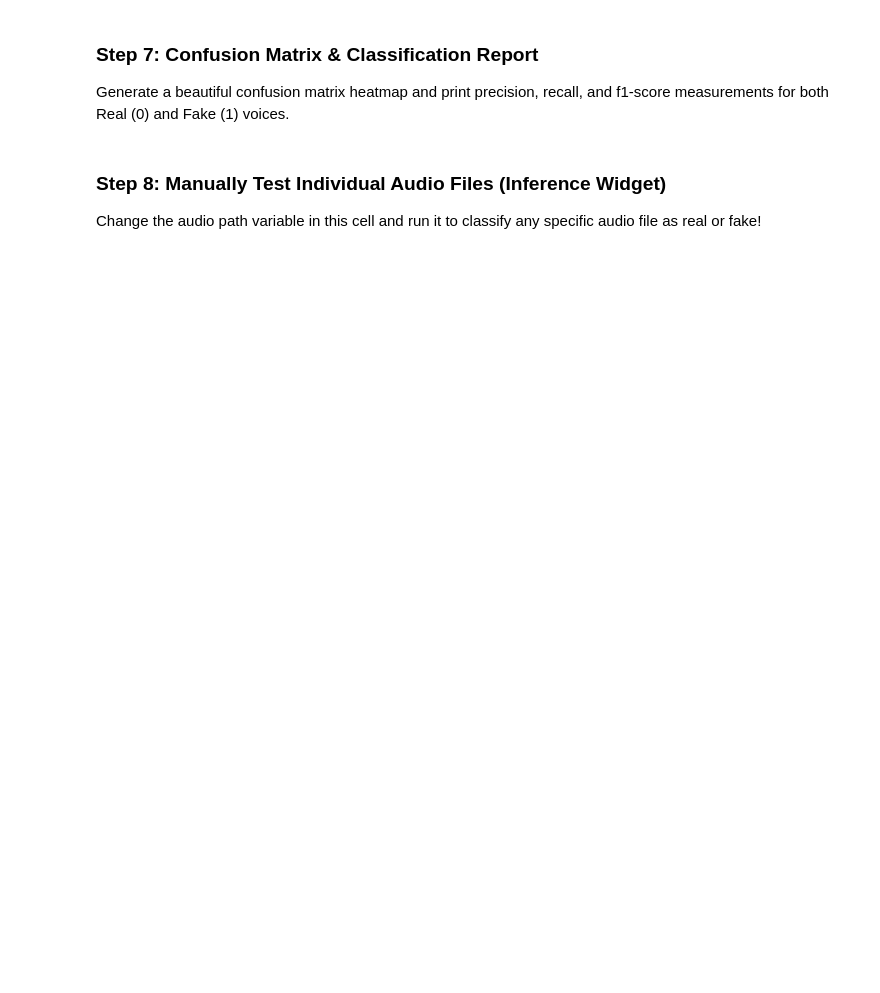
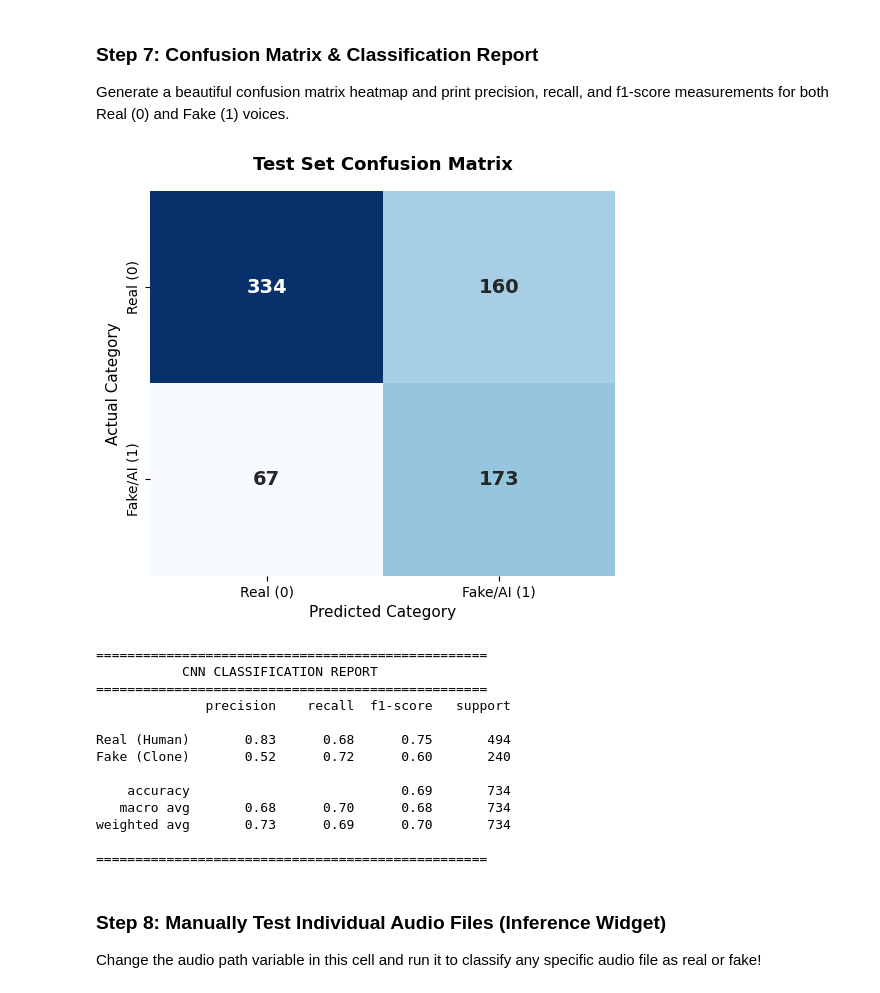
Before and after one commit to adityaraj-spec/UCO-HACKATHON, a Jupyter notebook: PhaseGuard_Layer1_Notebook.ipynb, the cells around one changed output. Drawn from its saved outputs; the diff is of its cells as text; code cells hidden in the pictures; blank space fills up the shorter version.

```diff
--- a/PhaseGuard_Layer1_Notebook.ipynb
+++ b/PhaseGuard_Layer1_Notebook.ipynb
@@ -193,6 +230,17 @@ plt.show()
 Generate a beautiful confusion matrix heatmap and print precision, recall, and f1-score measurements for both Real (0) and Fake (1) voices.
 # %%
 # Set model to evaluation mode
+if 'model' not in globals() or 'test_loader' not in globals():
+    # Load model and test dataset split
+    model = PhaseGuardL1().to(device)
+    model.load_state_dict(torch.load("models/layer1_mobilenet.pth", map_location=device))
+
+    # Load splits
+    train_dataset = AudioDataset(train_specs, train_labels)
+    test_dataset = AudioDataset(test_specs, test_labels)
+    test_loader = DataLoader(test_dataset, batch_size=16, shuffle=False)
+    print("Loaded model weights and test data splits successfully for analysis!")
+
 model.eval()
 all_preds = []
 all_labels = []
@@ -202,33 +250,48 @@ with torch.no_grad():
         batch_specs = batch_specs.to(device)
         predictions = model(batch_specs)
         predicted_classes = (predictions > 0.5).float().cpu().numpy()
 
         all_preds.extend(predicted_classes)
         all_labels.extend(batch_labels.cpu().numpy())
 
 all_preds = np.array(all_preds).squeeze()
 all_labels = np.array(all_labels).squeeze()
 
 # Calculate confusion matrix
 cm = confusion_matrix(all_labels, all_preds)
 
 # Plot using Seaborn
 plt.figure(figsize=(6, 5))
 sns.heatmap(cm, annot=True, fmt='d', cmap='Blues',
             xticklabels=['Real (0)', 'Fake/AI (1)'],
             yticklabels=['Real (0)', 'Fake/AI (1)'],
             cbar=False, annot_kws={"size": 14, "weight": "bold"})
 plt.title('Test Set Confusion Matrix', fontsize=13, fontweight='bold', pad=15)
 plt.ylabel('Actual Category', fontsize=11)
 plt.xlabel('Predicted Category', fontsize=11)
 plt.show()
 
 # Print classification report
 print("\n" + "="*50)
 print("           CNN CLASSIFICATION REPORT")
 print("="*50)
 print(classification_report(all_labels, all_preds, target_names=['Real (Human)', 'Fake (Clone)']))
 print("="*50)
+# %% [output]
+[figure, added]
+==================================================
+           CNN CLASSIFICATION REPORT
+==================================================
+              precision    recall  f1-score   support
+
+Real (Human)       0.83      0.68      0.75       494
+Fake (Clone)       0.52      0.72      0.60       240
+
+    accuracy                           0.69       734
+   macro avg       0.68      0.70      0.68       734
+weighted avg       0.73      0.69      0.70       734
+
+==================================================
 # %% [markdown]
 ### Step 8: Manually Test Individual Audio Files (Inference Widget)
 Change the audio path variable in this cell and run it to classify any specific audio file as real or fake!
```
Also changed, not shown: parts of 7 cells of this notebook, 1 other file.
